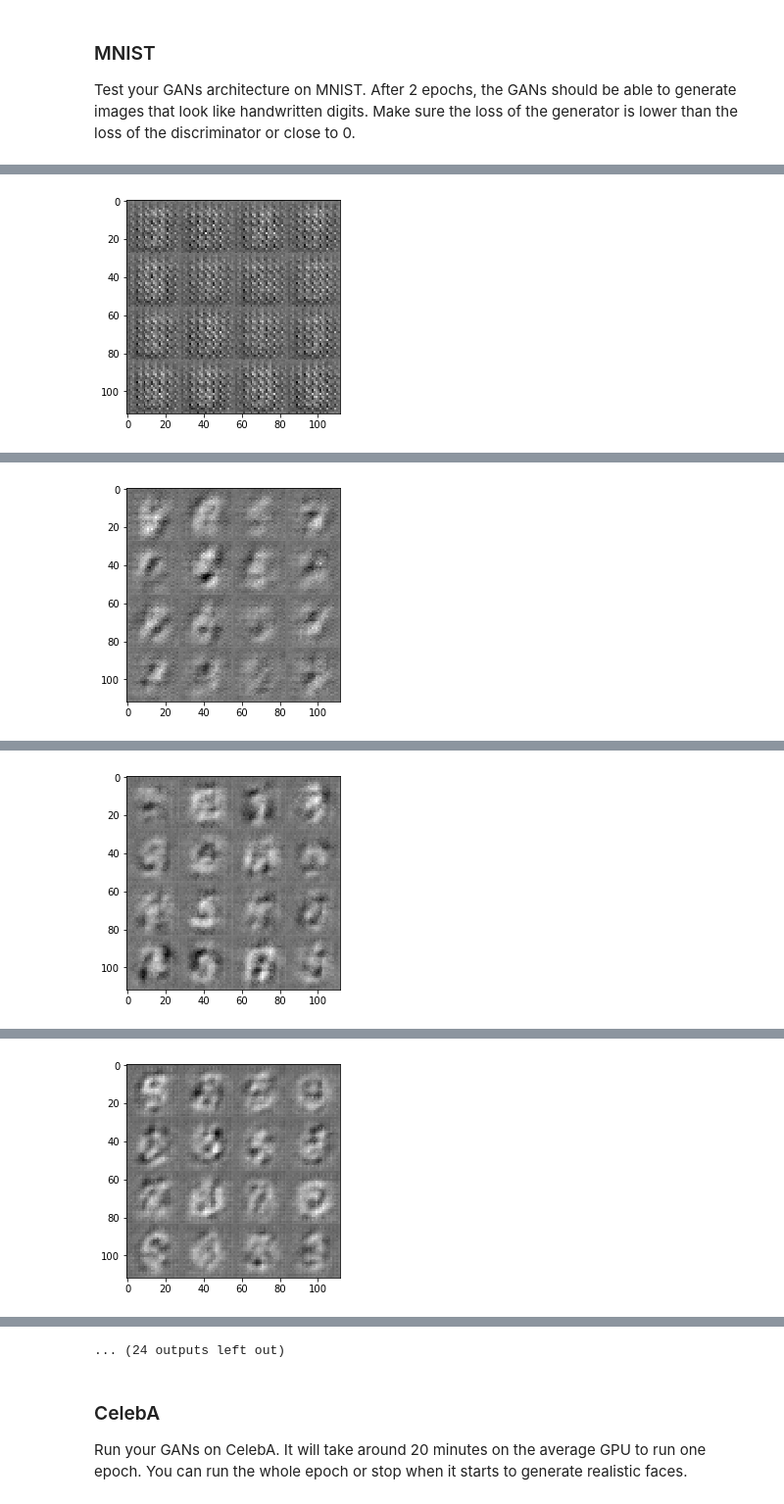
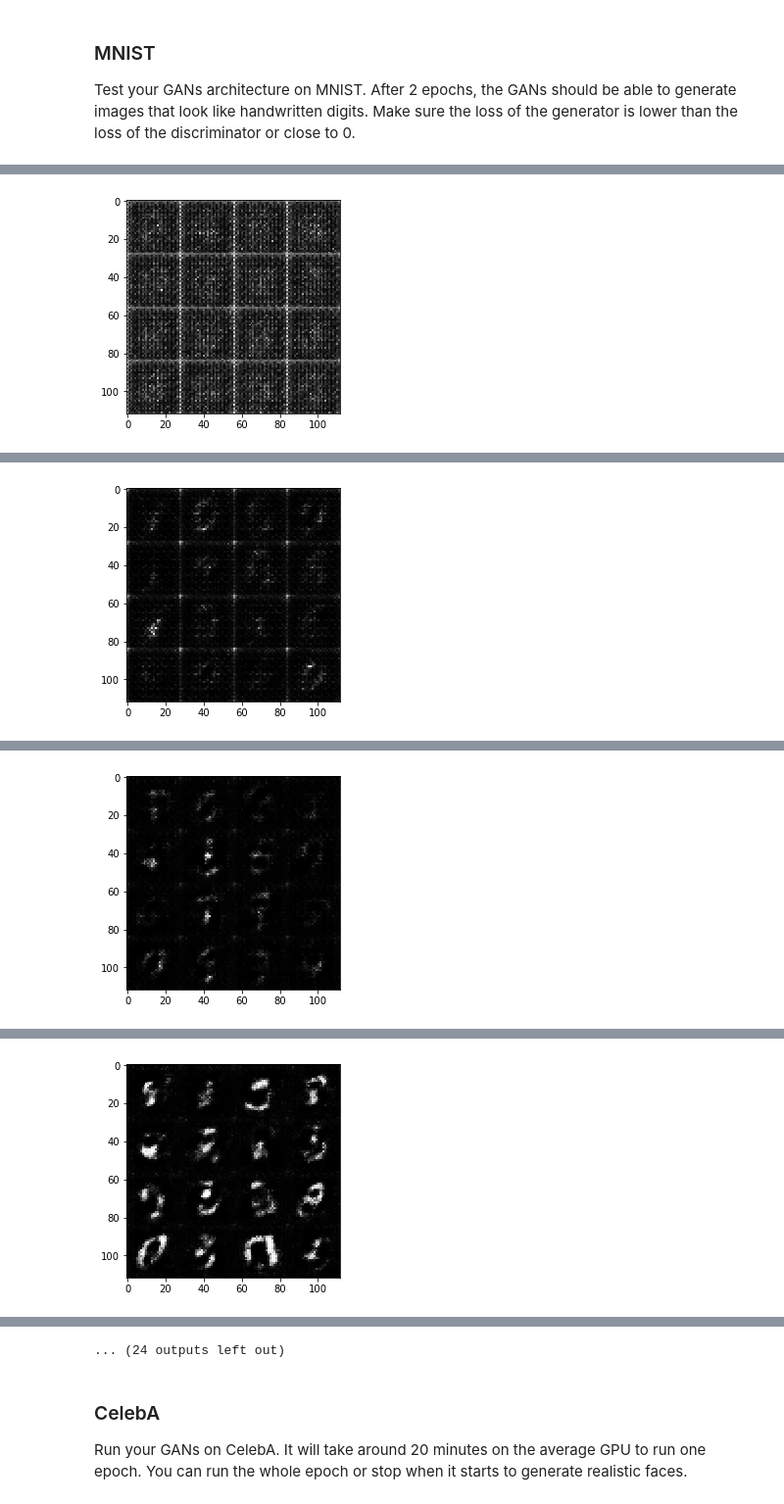
Before and after one commit to SteffenHaeussler/DeepLearning-NanoDegree, a Jupyter notebook: face-generation/dlnd_face_generation.ipynb, the cells around one changed output, grey strips where cells are left out. Shown at 98% size. Saved outputs shown, nothing was run; the diff lists cells and outputs as text; code cells hidden in the pictures.

```diff
--- a/face-generation/dlnd_face_generation.ipynb
+++ b/face-generation/dlnd_face_generation.ipynb
@@ -158,18 +158,21 @@ def discriminator(images, reuse=False, alpha=0.2):
 
     with tf.variable_scope('discriminator', reuse=reuse):
         # Input layer is 28x28x3
-        layer_1 = tf.layers.conv2d(images, 64, 5, strides=2, padding='same')
+        layer_1 = tf.layers.conv2d(images, 64, 5, strides=2, padding='same',
+                                  kernel_initializer=tf.truncated_normal_initializer(stddev=0.1))
         relu_1 = tf.maximum(alpha * layer_1, layer_1)
         # 14x14x64
         #print(relu_1.get_shape())
 
-        layer_2 = tf.layers.conv2d(relu_1, 128, 5, strides=2, padding='same')
+        layer_2 = tf.layers.conv2d(relu_1, 128, 5, strides=2, padding='same',
+                                  kernel_initializer=tf.truncated_normal_initializer(stddev=0.1))
         bn_2 = tf.layers.batch_normalization(layer_2, training=True)
         relu_2 = tf.maximum(alpha * bn_2, bn_2)
         # 7x7x128
         #print(relu_2.get_shape())
 
-        layer_3 = tf.layers.conv2d(relu_2, 256, 5, strides=2, padding='same')
+        layer_3 = tf.layers.conv2d(relu_2, 256, 5, strides=2, padding='same',
+                                  kernel_initializer=tf.truncated_normal_initializer(stddev=0.1))
         bn_3 = tf.layers.batch_normalization(layer_3, training=True)
         relu_3 = tf.maximum(alpha * bn_3, bn_3)
         # 4x4x256
@@ -209,14 +212,16 @@ def generator(z, out_channel_dim, is_train=True, alpha=0.2):
         bn_1 = tf.layers.batch_normalization(layer_1, training=is_train)
         relu_1 = tf.maximum(alpha * bn_1, bn_1)
 
-        layer_2 = tf.layers.conv2d_transpose(relu_1, 128, 5, strides=1, padding='same')
+        layer_2 = tf.layers.conv2d_transpose(relu_1, 128, 5, strides=1, padding='same',
+                                  kernel_initializer=tf.truncated_normal_initializer(stddev=0.1))
         bn_2 = tf.layers.batch_normalization(layer_2, training=is_train)
         relu_2 = tf.maximum(alpha * bn_2, bn_2)
 
         #print(relu_2.get_shape())
         #7x7x128 now
 
-        layer_3 = tf.layers.conv2d_transpose(relu_2, 64, 5, strides=2, padding='same')
+        layer_3 = tf.layers.conv2d_transpose(relu_2, 64, 5, strides=2, padding='same',
+                                  kernel_initializer=tf.truncated_normal_initializer(stddev=0.1))
         bn_3 = tf.layers.batch_normalization(layer_3, training=is_train)
         relu_3 = tf.maximum(alpha * bn_3, bn_3)
 
@@ -224,7 +229,8 @@ def generator(z, out_channel_dim, is_train=True, alpha=0.2):
         # 14x14x64 now
 
         # Output layer
-        logits = tf.layers.conv2d_transpose(relu_3, out_channel_dim, 5, strides=2, padding='same')
+        logits = tf.layers.conv2d_transpose(relu_3, out_channel_dim, 5, strides=2, padding='same',
+                                  kernel_initializer=tf.truncated_normal_initializer(stddev=0.1))
         # 28x28x5 now
         # print(logits.get_shape())
 
@@ -295,8 +301,10 @@ def model_opt(d_loss, g_loss, learning_rate, beta1):
     g_vars = [var for var in t_vars if var.name.startswith('generator')]
 
     # Optimize
-    d_train_opt = tf.train.AdamOptimizer(learning_rate, beta1=beta1).minimize(d_loss, var_list=d_vars)
-    g_train_opt = tf.train.AdamOptimizer(learning_rate, beta1=beta1).minimize(g_loss, var_list=g_vars)
+    with tf.control_dependencies(tf.get_collection(tf.GraphKeys.UPDATE_OPS)):
+
+        d_train_opt = tf.train.AdamOptimizer(learning_rate, beta1=beta1).minimize(d_loss, var_list=d_vars)
+        g_train_opt = tf.train.AdamOptimizer(learning_rate, beta1=beta1).minimize(g_loss, var_list=g_vars)
 
     return d_train_opt, g_train_opt
 
@@ -361,7 +369,8 @@ def train(epoch_count, batch_size, z_dim, learning_rate, beta1, get_batches, dat
 
     _, image_width, image_height, image_channels = data_shape
 
-    input_real, input_z, _learning_rate = model_inputs(image_width, image_height, image_channels, z_dim)
+    input_real, input_z, learn_rate = model_inputs(image_width, image_height, image_channels, z_dim)
+
     d_loss, g_loss = model_loss(input_real, input_z, image_channels, alpha=0.2)
 
     d_train_opt, g_train_opt = model_opt(d_loss, g_loss, learning_rate, beta1)
@@ -379,11 +388,13 @@ def train(epoch_count, batch_size, z_dim, learning_rate, beta1, get_batches, dat
 
                 steps += 1
 
-                batch_images *= 2
-                batch_z = np.random.uniform(-1, 1, size=(batch_size, z_dim))
+                batch_images = batch_images * 2
+                batch_z = np.random.uniform(-1.0, 1.0, size=(batch_size, z_dim))
 
-                _ = sess.run(d_train_opt, feed_dict={input_real: batch_images, input_z: batch_z})
-                _ = sess.run(g_train_opt, feed_dict={input_z: batch_z})
+                _ = sess.run(d_train_opt, feed_dict={input_real: batch_images, input_z: batch_z,
+                                                     learn_rate: learning_rate})
+                _ = sess.run(g_train_opt, feed_dict={input_real: batch_images, input_z: batch_z,
+                                                     learn_rate: learning_rate})
 
                 if steps % 50 == 0:
 
@@ -411,7 +422,7 @@ def train(epoch_count, batch_size, z_dim, learning_rate, beta1, get_batches, dat
 Test your GANs architecture on MNIST.  After 2 epochs, the GANs should be able to generate images that look like handwritten digits.  Make sure the loss of the generator is lower than the loss of the discriminator or close to 0.
 # %%
 batch_size = 128
-z_dim = 128
+z_dim = 100
 learning_rate = 0.0002
 beta1 = 0.5
 
@@ -430 +441 @@ Epoch 1/2... Discriminator Loss: 0.6397... Generator Loss: 4.2352
-[figure, old version]
+[figure, new version]
@@ -432 +443 @@ Epoch 1/2... Discriminator Loss: 0.4269... Generator Loss: 2.3358
-[figure, old version]
+[figure, new version]
@@ -434 +445 @@ Epoch 1/2... Discriminator Loss: 0.7907... Generator Loss: 2.0556
-[figure, old version]
+[figure, new version]
@@ -436 +447 @@ Epoch 1/2... Discriminator Loss: 0.5969... Generator Loss: 1.5971
-[figure, old version]
+[figure, new version]
```
Also changed, not shown: parts of 3 cells of this notebook, 1 other file.
